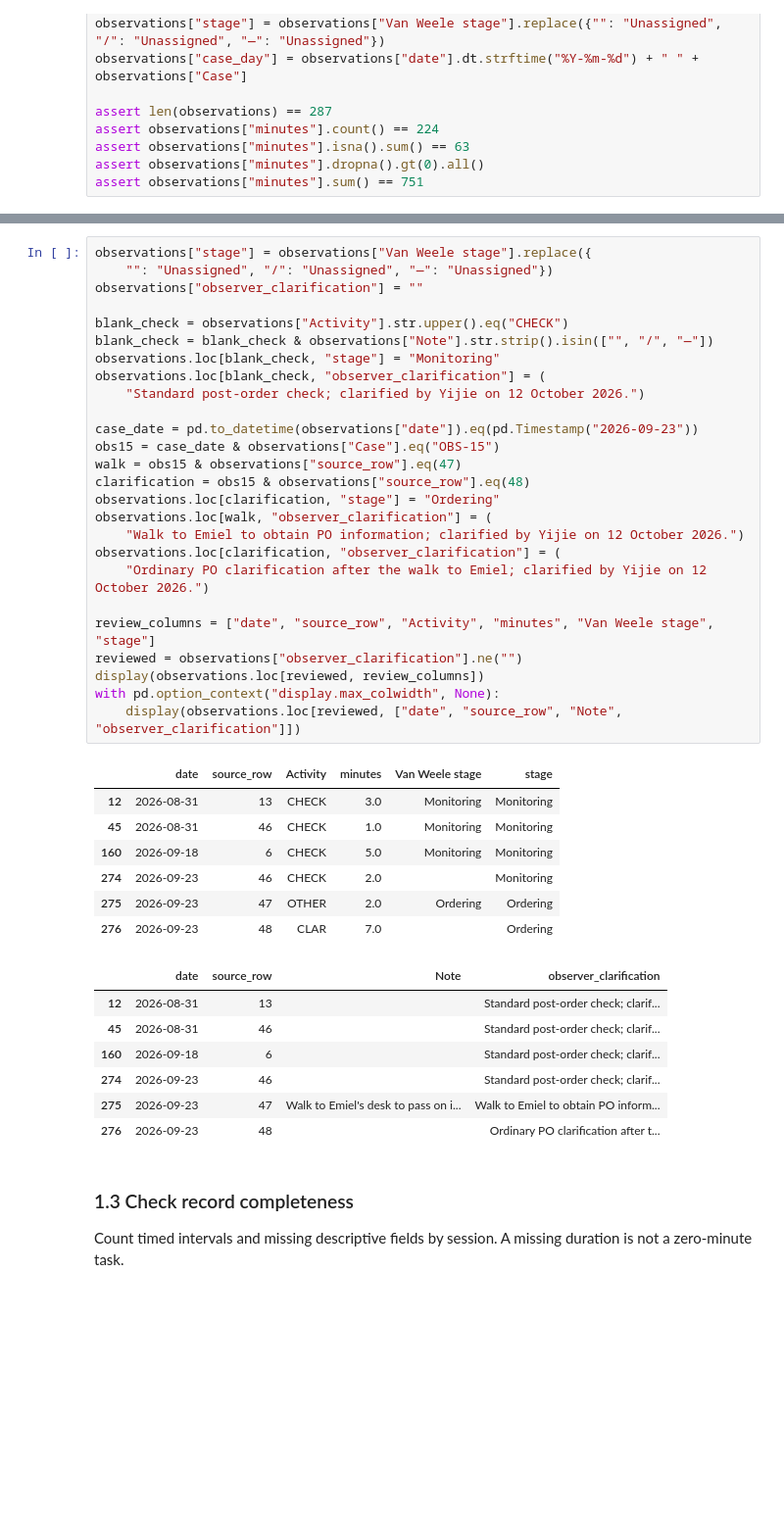
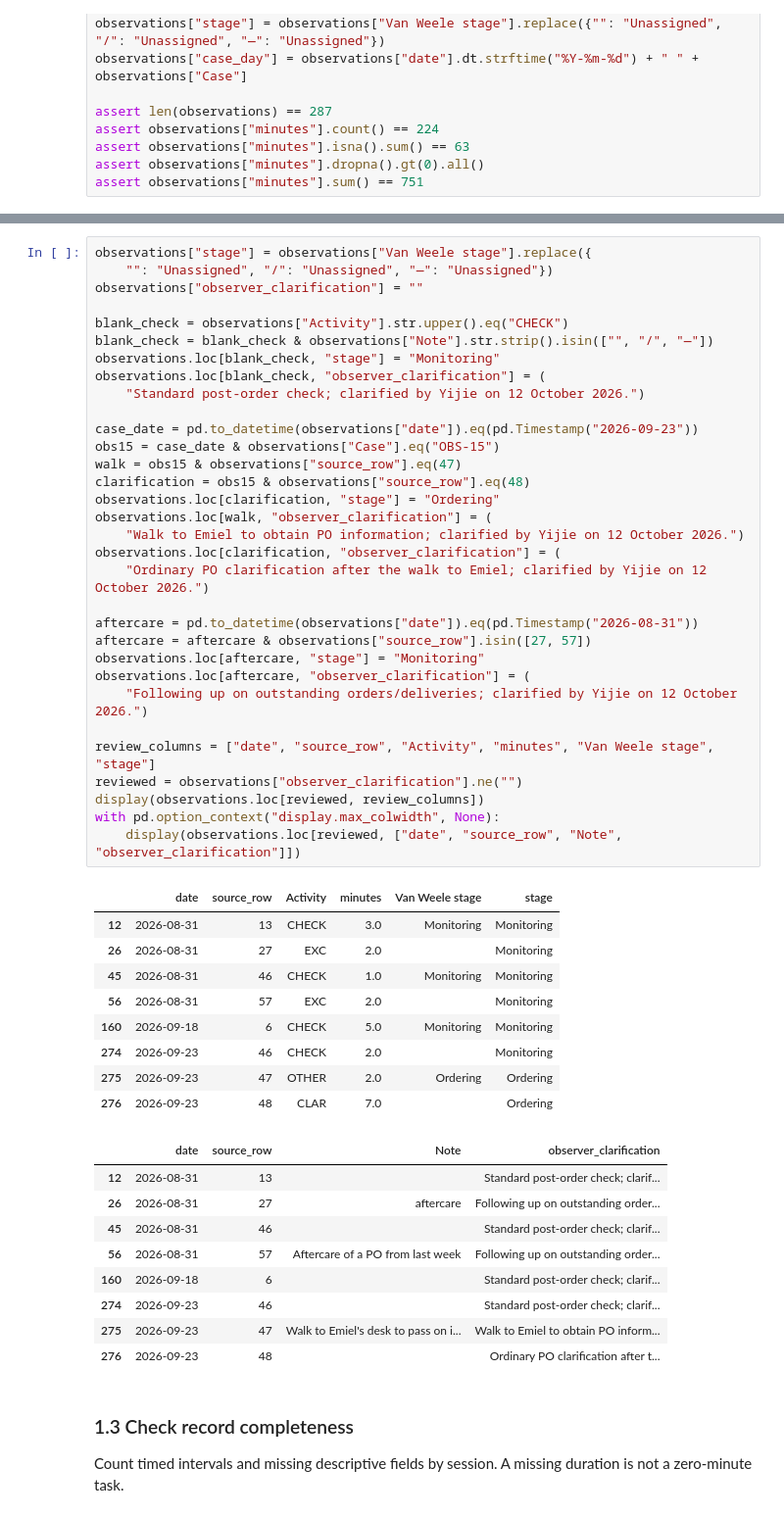
Before and after one commit to Luuuuuig/Bachelor-End-Project, a Jupyter notebook: Arno_Analysis_2026_10_02.ipynb, the cells around one changed output, grey strips where cells are left out. Shown at 98% size. Drawn from its saved outputs; the diff is of its cells as text; blank space fills up the shorter version.

```diff
--- a/Arno_Analysis_2026_10_02.ipynb
+++ b/Arno_Analysis_2026_10_02.ipynb
@@ -125,40 +127,50 @@ For **23 September OBS-15**, Yijie explained that the walk to Emiel was to obtai
 # %%
 observations["stage"] = observations["Van Weele stage"].replace({
     "": "Unassigned", "/": "Unassigned", "—": "Unassigned"})
 observations["observer_clarification"] = ""
 
 blank_check = observations["Activity"].str.upper().eq("CHECK")
 blank_check = blank_check & observations["Note"].str.strip().isin(["", "/", "—"])
 observations.loc[blank_check, "stage"] = "Monitoring"
 observations.loc[blank_check, "observer_clarification"] = (
     "Standard post-order check; clarified by Yijie on 12 October 2026.")
 
 case_date = pd.to_datetime(observations["date"]).eq(pd.Timestamp("2026-09-23"))
 obs15 = case_date & observations["Case"].eq("OBS-15")
 walk = obs15 & observations["source_row"].eq(47)
 clarification = obs15 & observations["source_row"].eq(48)
 observations.loc[clarification, "stage"] = "Ordering"
 observations.loc[walk, "observer_clarification"] = (
     "Walk to Emiel to obtain PO information; clarified by Yijie on 12 October 2026.")
 observations.loc[clarification, "observer_clarification"] = (
     "Ordinary PO clarification after the walk to Emiel; clarified by Yijie on 12 October 2026.")
 
+aftercare = pd.to_datetime(observations["date"]).eq(pd.Timestamp("2026-08-31"))
+aftercare = aftercare & observations["source_row"].isin([27, 57])
+observations.loc[aftercare, "stage"] = "Monitoring"
+observations.loc[aftercare, "observer_clarification"] = (
+    "Following up on outstanding orders/deliveries; clarified by Yijie on 12 October 2026.")
+
 review_columns = ["date", "source_row", "Activity", "minutes", "Van Weele stage", "stage"]
 reviewed = observations["observer_clarification"].ne("")
 display(observations.loc[reviewed, review_columns])
 with pd.option_context("display.max_colwidth", None):
     display(observations.loc[reviewed, ["date", "source_row", "Note", "observer_clarification"]])
 # %% [output]
 |  | date | source_row | Activity | minutes | Van Weele stage | stage |
 | 12 | 2026-08-31 | 13 | CHECK | 3.0 | Monitoring | Monitoring |
+| 26 | 2026-08-31 | 27 | EXC | 2.0 |  | Monitoring |
 | 45 | 2026-08-31 | 46 | CHECK | 1.0 | Monitoring | Monitoring |
+| 56 | 2026-08-31 | 57 | EXC | 2.0 |  | Monitoring |
 | 160 | 2026-09-18 | 6 | CHECK | 5.0 | Monitoring | Monitoring |
 | 274 | 2026-09-23 | 46 | CHECK | 2.0 |  | Monitoring |
 | 275 | 2026-09-23 | 47 | OTHER | 2.0 | Ordering | Ordering |
 | 276 | 2026-09-23 | 48 | CLAR | 7.0 |  | Ordering |
 |  | date | source_row | Note | observer_clarification |
 | 12 | 2026-08-31 | 13 |  | Standard post-order check; clarif... |
+| 26 | 2026-08-31 | 27 | aftercare | Following up on outstanding order... |
 | 45 | 2026-08-31 | 46 |  | Standard post-order check; clarif... |
+| 56 | 2026-08-31 | 57 | Aftercare of a PO from last week | Following up on outstanding order... |
 | 160 | 2026-09-18 | 6 |  | Standard post-order check; clarif... |
 | 274 | 2026-09-23 | 46 |  | Standard post-order check; clarif... |
 | 275 | 2026-09-23 | 47 | Walk to Emiel's desk to pass on i... | Walk to Emiel to obtain PO inform... |
```
Also changed, not shown: parts of 5 cells of this notebook, 1 other file.
